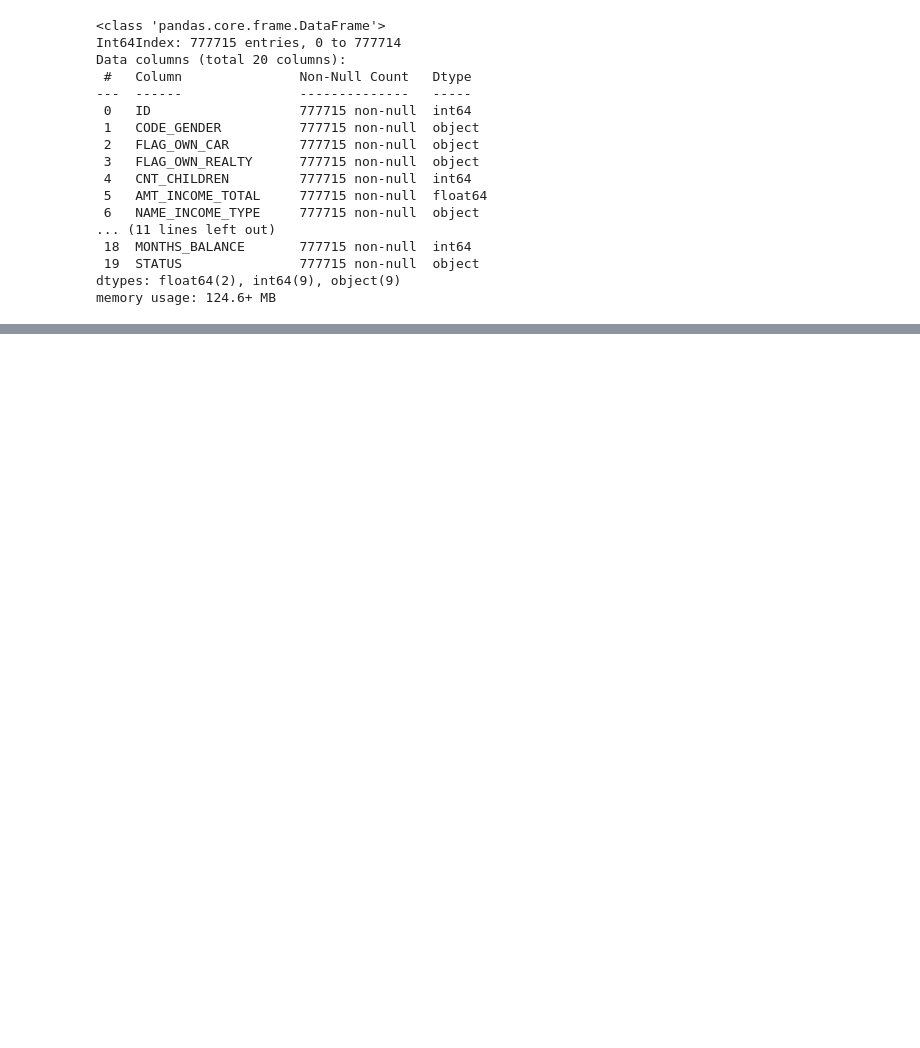
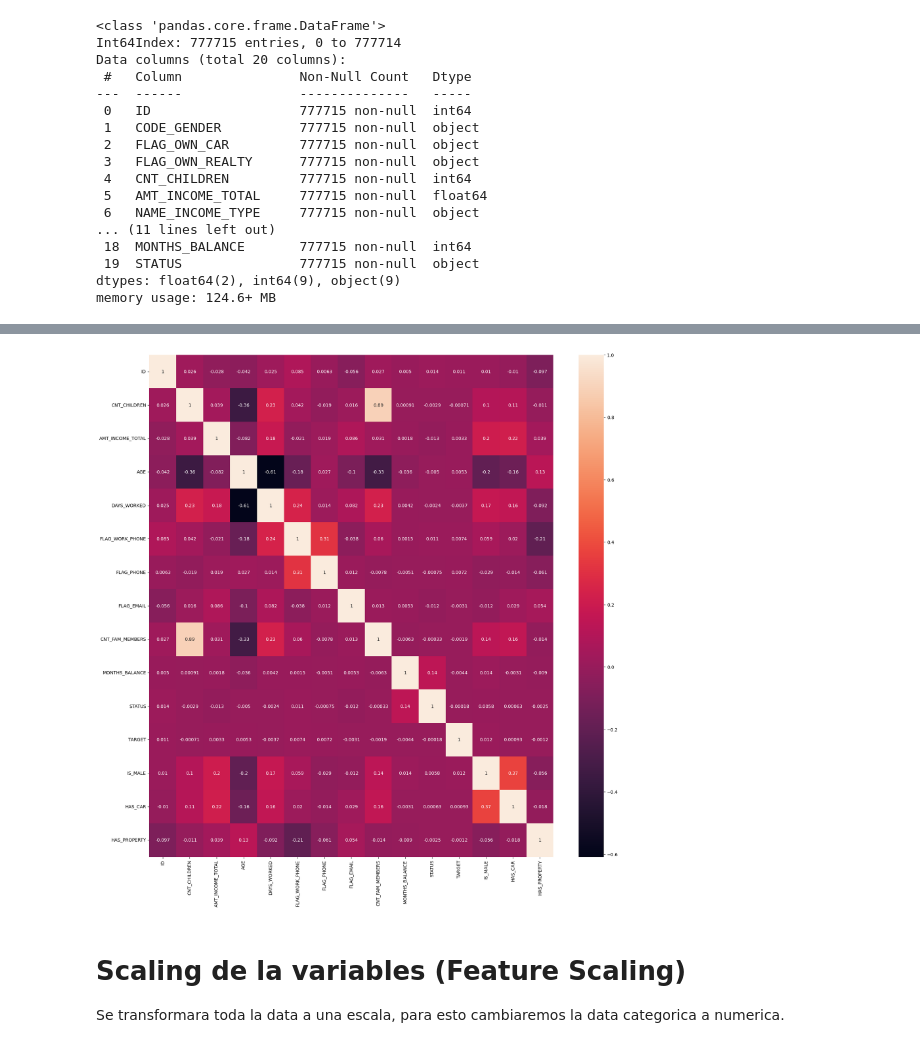
Before and after one commit to eolo-ws/proyecto-2-mineria-de-datos, a Jupyter notebook: proyecto-2-mineria-grupo-5.ipynb, the cells around one changed output, grey strips where cells are left out. Saved outputs shown, nothing was run; the diff lists cells and outputs as text; code cells hidden in the pictures; blank space fills up the shorter version.

```diff
--- a/proyecto-2-mineria-grupo-5.ipynb
+++ b/proyecto-2-mineria-grupo-5.ipynb
@@ -119,0 +186,3 @@ plt.show()
+# %%
+data['OCCUPATION_TYPE'].fillna('OTHER',inplace=True)
+data.isnull().sum()
@@ -119,0 +338,10 @@ plt.show()
+# %%
+plt.figure(figsize=(20,20))
+sns.heatmap(data.corr(), annot=True)
+plt.show()
+# %% [output]
+[figure, added]
+# %% [markdown]
+# Scaling de la variables (Feature Scaling)
+
+Se transformara toda la data a una escala, para esto cambiaremos la data categorica a numerica.
```
Also changed, not shown: parts of 29 cells of this notebook, 1 other file.
